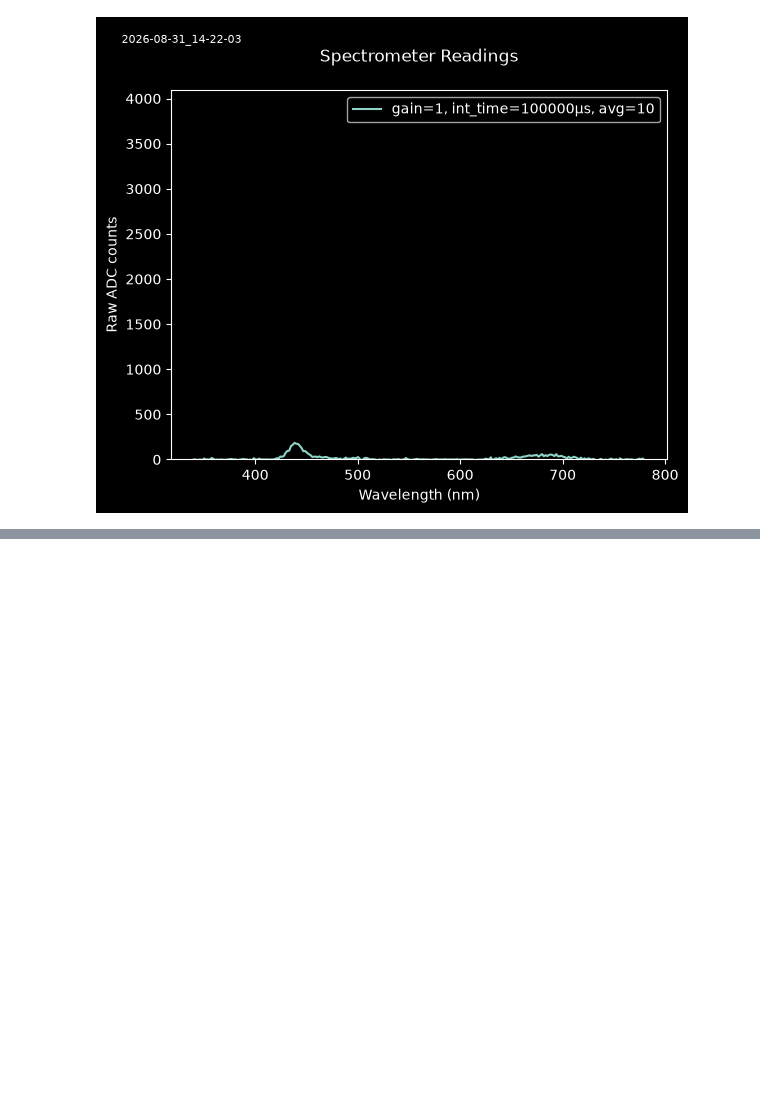
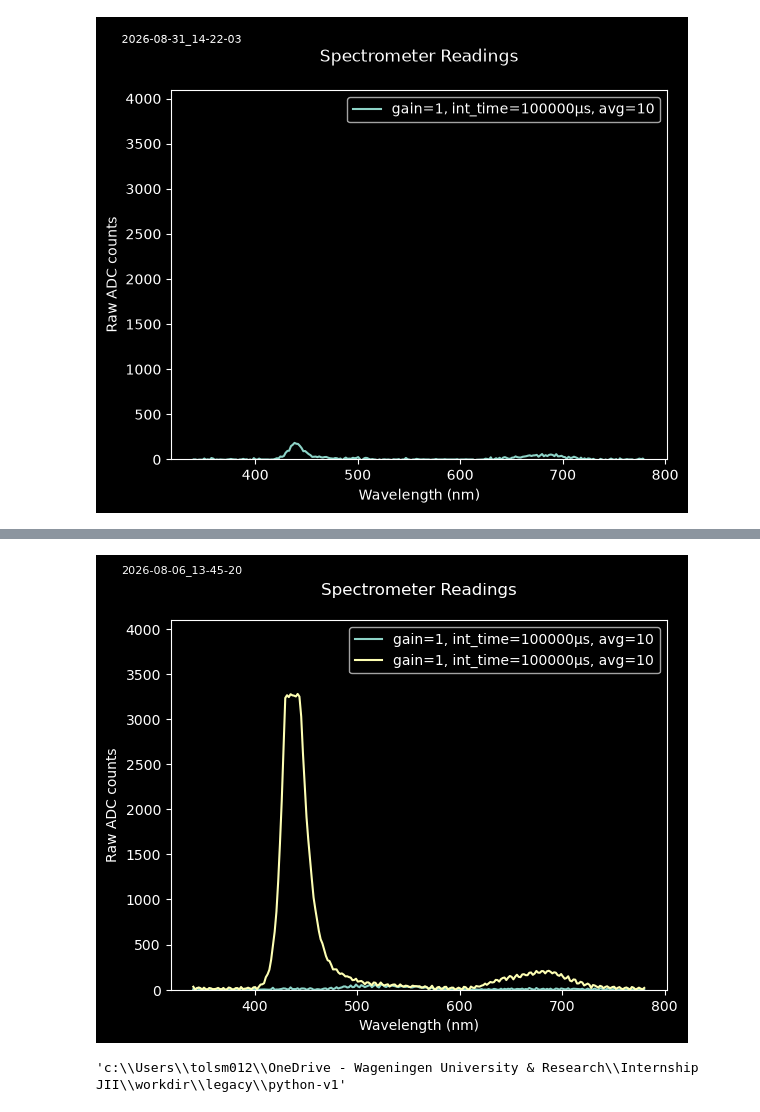
Before and after one commit to Jan-IngenHousz-Institute/spectrometer-C12666MA, a Jupyter notebook: legacy/python-v1/C12666MA Compact.ipynb, the cells around one changed output, grey strips where cells are left out. Drawn from its saved outputs; the diff is of its cells as text; code cells hidden in the pictures; blank space fills up the shorter version.

```diff
--- a/legacy/python-v1/C12666MA Compact.ipynb
+++ b/legacy/python-v1/C12666MA Compact.ipynb
@@ -356,0 +428,40 @@ plt.show()
+# %%
+data_path = Path("../../data/spec 2026-08-06_13-45-20_data.csv").resolve()
+
+if not data_path.exists():
+    raise FileNotFoundError(f"Spectrum file not found: {data_path}")
+
+data = pd.read_csv(data_path)
+
+# Numeric columns come in as strings from the split - convert them.
+numeric_cols = ["avg", "integration_time", "gain"] + [f"pixel{i}" for i in range(n_pixels)]
+data[numeric_cols] = data[numeric_cols].astype(int)
+
+first_timestamp = data.loc[0, "timestamp"]
+safe_timestamp = first_timestamp.replace(":", "-").replace(" ", "_")
+# data.to_csv(os.path.join("data", f"spec {safe_timestamp}_data.csv"), index=False)
+
+# --- Plotting: use ONLY the pixel columns ---
+pixel_cols = [c for c in data.columns if c.startswith("pixel")]
+x = np.linspace(340, 780, len(pixel_cols))
+
+for i in range(len(data)):
+    y = data.loc[i, pixel_cols]
+    avg, int_time, gain = data.loc[i, 'avg'], data.loc[i, 'integration_time'], data.loc[i, 'gain']
+    label = f"gain={gain}, int_time={int_time}µs, avg={avg}"
+    plt.plot(x, y, label=label)
+
+plt.legend()
+plt.text(-0.1, 1.15, f"{safe_timestamp}", size=8, ha="left", va="top", transform=plt.gca().transAxes)
+plt.ylim(0, 4095)  # we have a signed 13-bit ADC. Voltage will not be negative, so functionally 12 bits
+plt.xlabel("Wavelength (nm)")
+plt.ylabel("Raw ADC counts")
+plt.title("\n" + "Spectrometer Readings\n")
+plt.show()
+# %% [output]
+[figure, added]
+# %%
+import os
+os.getcwd()
+# %% [output]
+'c:\\Users\\tolsm012\\OneDrive - Wageningen University & Research\\Internship JII\\workdir\\legacy\\python-v1'
```
Also changed, not shown: parts of 3 cells of this notebook, 4 other files.
